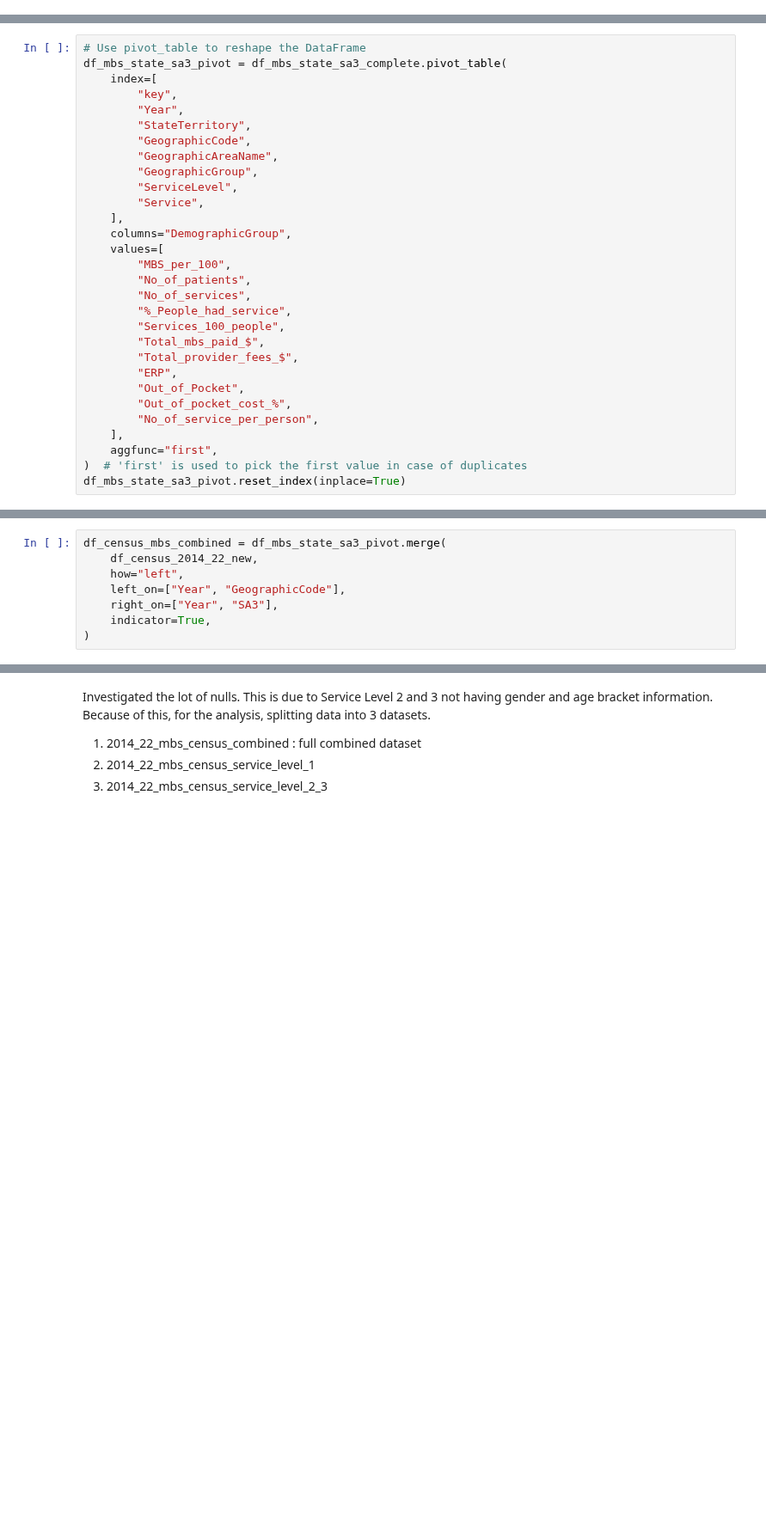
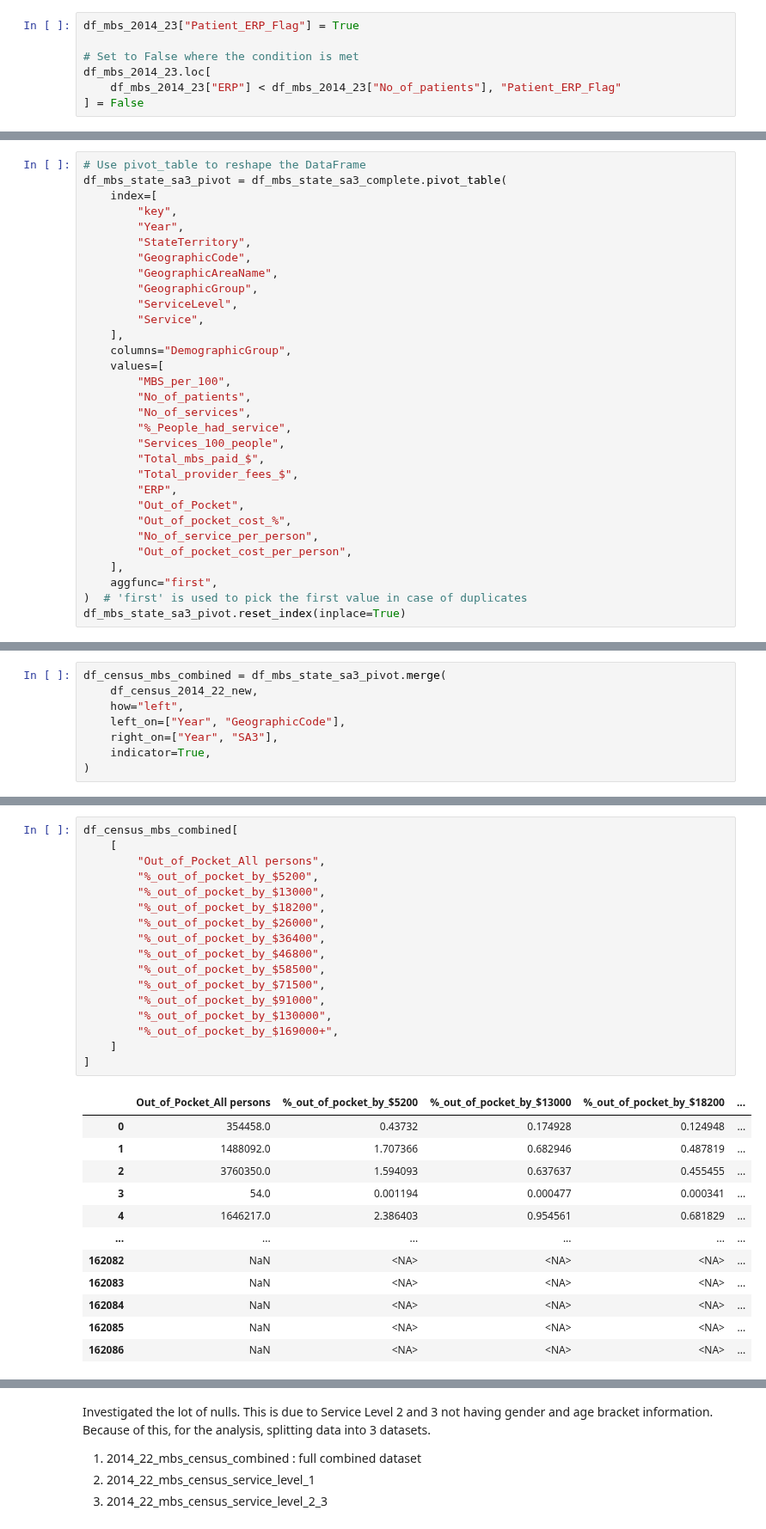
Before and after one commit to jiniep/mbs_analysis, a Jupyter notebook: scripts/8_mbs_combined_eda.ipynb, the cells around one changed output, grey strips where cells are left out. Shown at 86% size. Saved outputs shown, nothing was run; the diff lists cells and outputs as text; blank space fills up the shorter version.

```diff
--- a/scripts/8_mbs_combined_eda.ipynb
+++ b/scripts/8_mbs_combined_eda.ipynb
@@ -231,0 +293,7 @@ Length: 211503, dtype: int64
+# %%
+df_mbs_2014_23["Patient_ERP_Flag"] = True
+
+# Set to False where the condition is met
+df_mbs_2014_23.loc[
+    df_mbs_2014_23["ERP"] < df_mbs_2014_23["No_of_patients"], "Patient_ERP_Flag"
+] = False
@@ -417,6 +492,7 @@ df_mbs_state_sa3_pivot = df_mbs_state_sa3_complete.pivot_table(
         "Out_of_Pocket",
         "Out_of_pocket_cost_%",
         "No_of_service_per_person",
+        "Out_of_pocket_cost_per_person",
     ],
     aggfunc="first",
 )  # 'first' is used to pick the first value in case of duplicates
@@ -666,0 +781,30 @@ dtype: int64
+# %%
+df_census_mbs_combined[
+    [
+        "Out_of_Pocket_All persons",
+        "%_out_of_pocket_by_$5200",
+        "%_out_of_pocket_by_$13000",
+        "%_out_of_pocket_by_$18200",
+        "%_out_of_pocket_by_$26000",
+        "%_out_of_pocket_by_$36400",
+        "%_out_of_pocket_by_$46800",
+        "%_out_of_pocket_by_$58500",
+        "%_out_of_pocket_by_$71500",
+        "%_out_of_pocket_by_$91000",
+        "%_out_of_pocket_by_$130000",
+        "%_out_of_pocket_by_$169000+",
+    ]
+]
+# %% [output]
+|  | Out_of_Pocket_All persons | %_out_of_pocket_by_$5200 | %_out_of_pocket_by_$13000 | %_out_of_pocket_by_$18200 | ... |
+| 0 | 354458.0 | 0.43732 | 0.174928 | 0.124948 | ... |
+| 1 | 1488092.0 | 1.707366 | 0.682946 | 0.487819 | ... |
+| 2 | 3760350.0 | 1.594093 | 0.637637 | 0.455455 | ... |
+| 3 | 54.0 | 0.001194 | 0.000477 | 0.000341 | ... |
+| 4 | 1646217.0 | 2.386403 | 0.954561 | 0.681829 | ... |
+| ... | ... | ... | ... | ... | ... |
+| 162082 | NaN | <NA> | <NA> | <NA> | ... |
+| 162083 | NaN | <NA> | <NA> | <NA> | ... |
+| 162084 | NaN | <NA> | <NA> | <NA> | ... |
+| 162085 | NaN | <NA> | <NA> | <NA> | ... |
+| 162086 | NaN | <NA> | <NA> | <NA> | ... |
```
Also changed, not shown: parts of 31 cells of this notebook.
